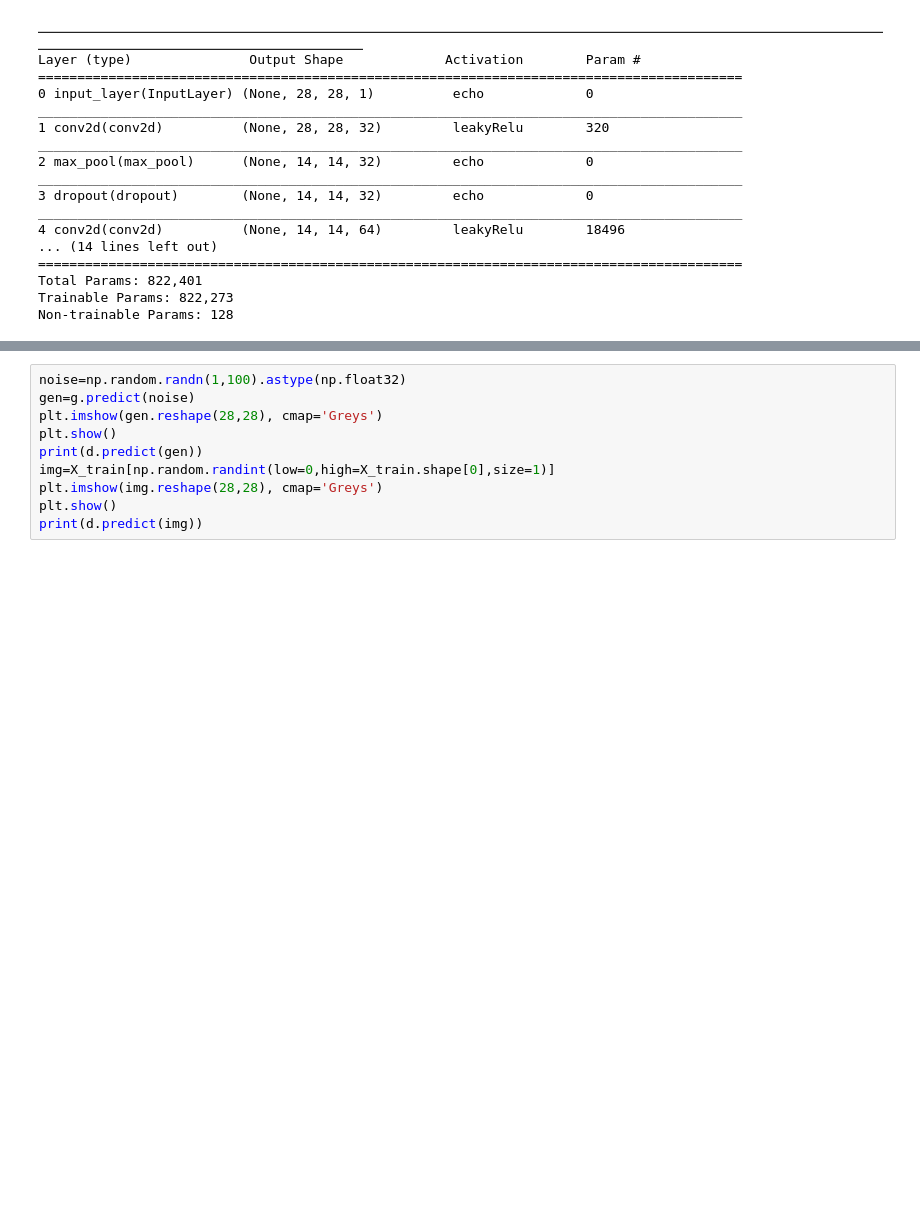
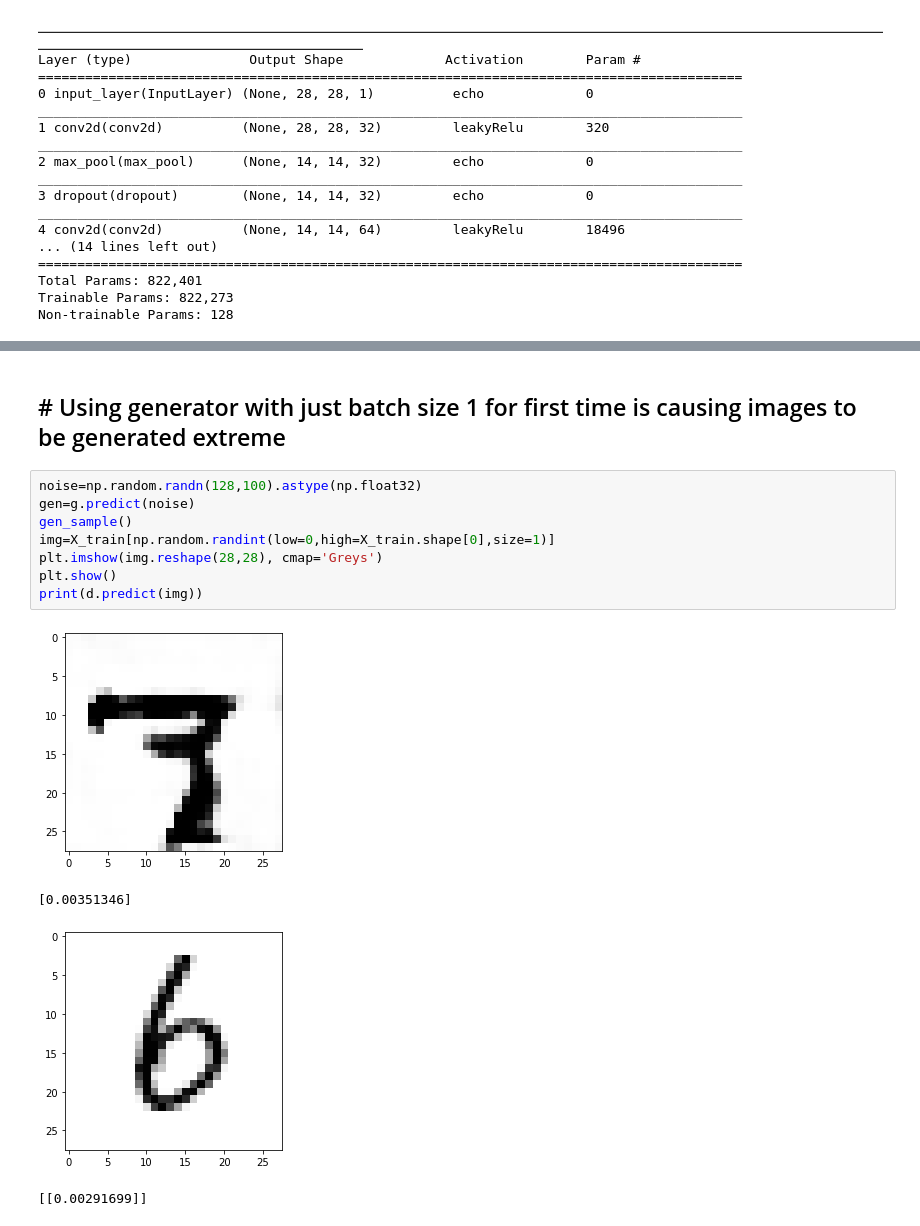
Before and after one commit to ShivamShrirao/GANs_from_scratch, a Jupyter notebook: DCGAN_mnist.ipynb, the cells around one changed output, grey strips where cells are left out. Drawn from its saved outputs; the diff is of its cells as text; blank space fills up the shorter version.

```diff
--- a/DCGAN_mnist.ipynb
+++ b/DCGAN_mnist.ipynb
@@ -156,13 +180,18 @@ for epoch in range(epochs):
+# %% [markdown]
+## # Using generator with just batch size 1 for first time is causing images to be generated extreme
 # %%
-noise=np.random.randn(1,100).astype(np.float32)
+noise=np.random.randn(128,100).astype(np.float32)
 gen=g.predict(noise)
-plt.imshow(gen.reshape(28,28), cmap='Greys')
-plt.show()
-print(d.predict(gen))
+gen_sample()
 img=X_train[np.random.randint(low=0,high=X_train.shape[0],size=1)]
 plt.imshow(img.reshape(28,28), cmap='Greys')
 plt.show()
 print(d.predict(img))
+# %% [output]
+[figure, added]
+[0.00351346]
+[figure, added]
+[[0.00291699]]
 # %%
 fig, ax = plt.subplots(nrows=5,ncols=5,figsize=[10,10])
 fig.patch.set_facecolor('white')
```
Also changed, not shown: parts of 7 cells of this notebook, 2 other files.
